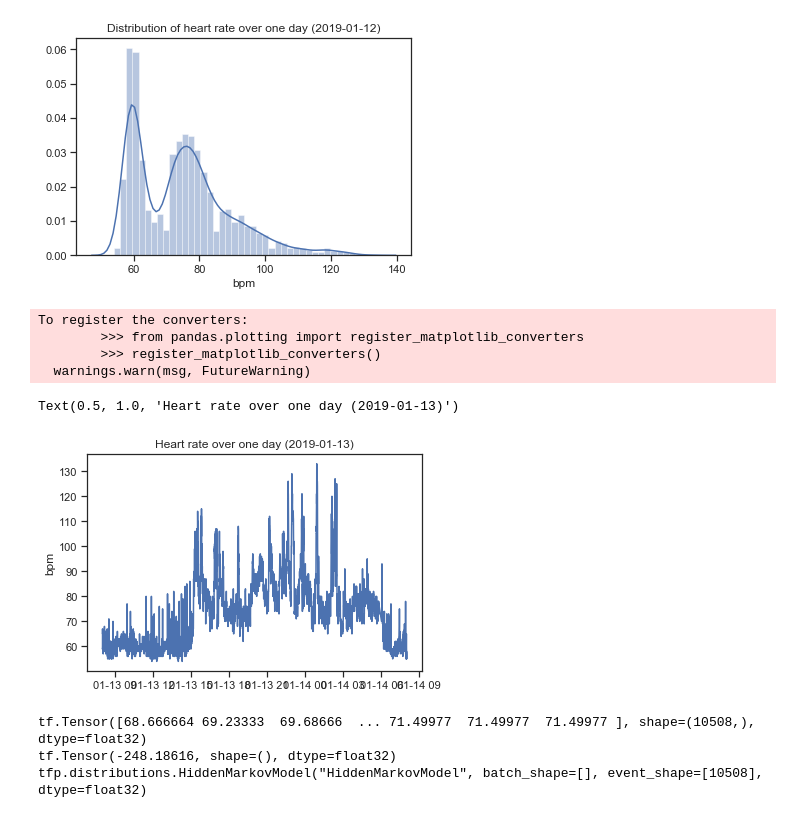
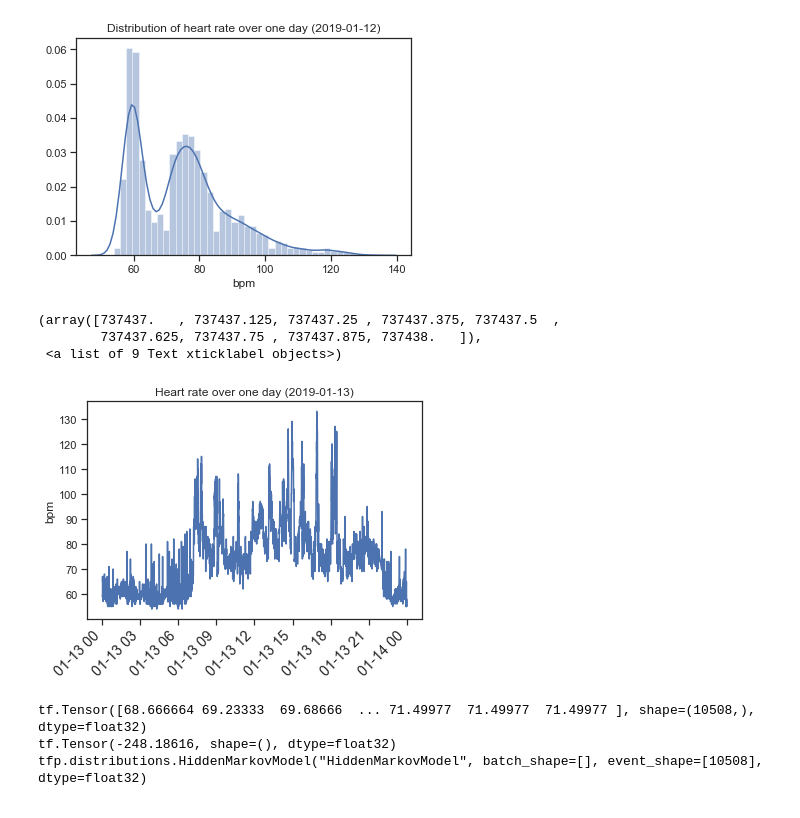
Before and after one commit to kimberlymcm/digitalhealth_project, a Jupyter notebook: src/Initial_Heart_Rate_Exploration.ipynb, the cells around one changed output. Cells and saved outputs as stored; diff of their text form; code cells hidden in the pictures.

```diff
--- a/src/Initial_Heart_Rate_Exploration.ipynb
+++ b/src/Initial_Heart_Rate_Exploration.ipynb
@@ -26,6 +28,10 @@ whyred[0:5]
 # %%
 # Convert to dataframe
 index = pd.to_datetime([x['dateTime'] for x in whyred])
+print(index[0:5])
+# Exciting discovery! Some of the data is in UTC and some is in PST.
+# Heart rate is in UTC
+index = [x - pd.Timedelta(8, unit='h') for x in index]
 data = [[x['value']['bpm'], x['value']['confidence']] for x in whyred]
 
 df = pd.DataFrame(data, index=index, columns=['bpm', 'confidence'])
@@ -50,13 +61,17 @@ Text(0.5, 1.0, 'Distribution of heart rate over one day (2019-01-12)')
 # %%
 ax = sns.lineplot(x=df.index, y=df["bpm"])
 ax.set_title("Heart rate over one day (2019-01-13)")
+plt.xticks(
+    rotation=45,
+    horizontalalignment='right',
+    fontweight='light',
+    fontsize='x-large'
+)
 # %% [output]
-To register the converters:
-        >>> from pandas.plotting import register_matplotlib_converters
-        >>> register_matplotlib_converters()
-  warnings.warn(msg, FutureWarning)
+(array([737437.   , 737437.125, 737437.25 , 737437.375, 737437.5  ,
+        737437.625, 737437.75 , 737437.875, 737438.   ]),
+ <a list of 9 Text xticklabel objects>)
-Text(0.5, 1.0, 'Heart rate over one day (2019-01-13)')
-[figure, old version]
+[figure, new version]
 # %%
 # Ok let's predict resting vs. sleeping with a tensorflow HMM.
 # Interestingly, tensorflow has HMMs implemented, assuming you already know the parameters
```
Also changed, not shown: parts of 15 cells of this notebook, 2 other files.
